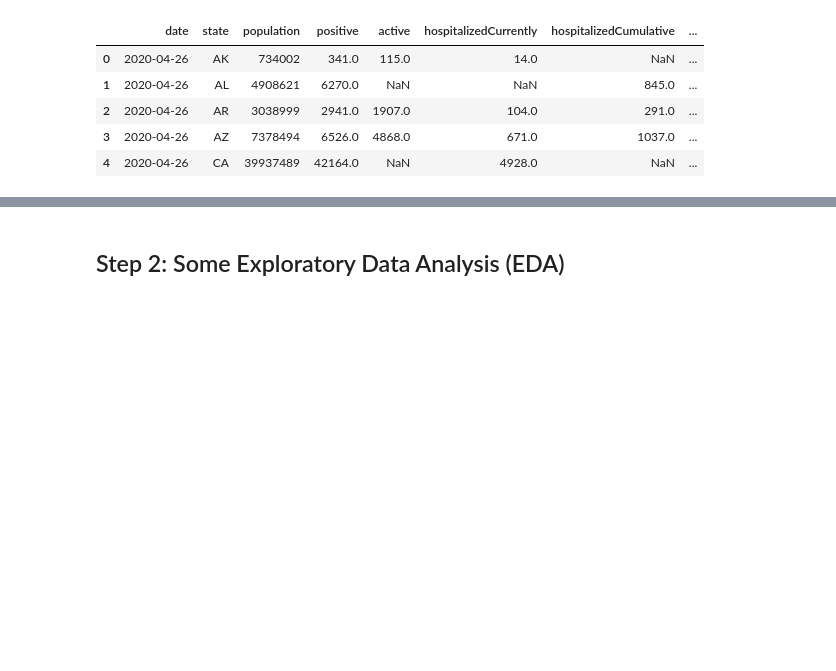
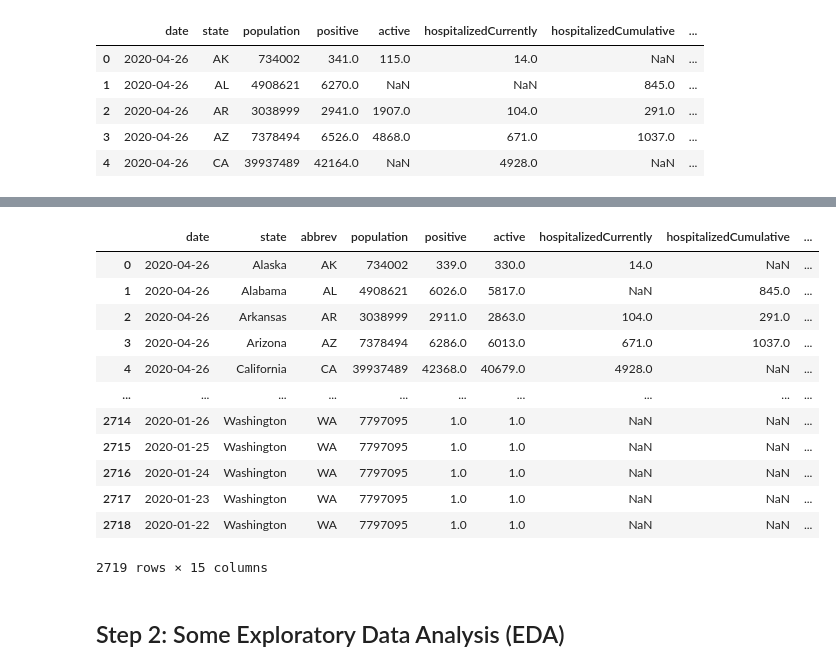
Before and after one commit to neilmizzi/COVID19, a Jupyter notebook: preprocess_data.ipynb, the cells around one changed output, grey strips where cells are left out. Saved outputs shown, nothing was run; the diff lists cells and outputs as text; code cells hidden in the pictures; blank space fills up the shorter version.

Commit message:
Merged JHU with COVIDTracking

```diff
--- a/preprocess_data.ipynb
+++ b/preprocess_data.ipynb
@@ -223,3 +312,40 @@ all_cases
+# %%
+# Now that we have the JHU dataset relatively cleaned
+# we can go ahead and merge its data with our main dataset
+
+for i, row in all_cases.iterrows():
+    last_update = all_cases.at[i, 'date']
+    state = all_cases.at[i, 'state']
+    matching_row = jhu_df[jhu_df['ProvinceState'] == state]
+    matching_row = matching_row[matching_row['LastUpdate'] == last_update].reset_index()
+
+    if len(matching_row.values) > 0:
+        all_cases.at[i, 'positive'] = matching_row['Confirmed'].values[0]
+        all_cases.at[i, 'active'] = matching_row['Active'].values[0]
+        all_cases.at[i, 'recovered'] = matching_row['Recovered'].values[0]
+        all_cases.at[i, 'death'] = matching_row['Deaths'].values[0]
+
+    if all_cases.at[i, 'active'] == 0:
+        positive = all_cases.at[i, 'positive']
+        recovered = all_cases.at[i, 'recovered']
+        dead = all_cases.at[i, 'death']
+        all_cases.at[i, 'active'] = positive - recovered - dead
+
+all_cases
+# %% [output]
+|  | date | state | abbrev | population | positive | active | hospitalizedCurrently | hospitalizedCumulative | ... |
+| 0 | 2020-04-26 | Alaska | AK | 734002 | 339.0 | 330.0 | 14.0 | NaN | ... |
+| 1 | 2020-04-26 | Alabama | AL | 4908621 | 6026.0 | 5817.0 | NaN | 845.0 | ... |
+| 2 | 2020-04-26 | Arkansas | AR | 3038999 | 2911.0 | 2863.0 | 104.0 | 291.0 | ... |
+| 3 | 2020-04-26 | Arizona | AZ | 7378494 | 6286.0 | 6013.0 | 671.0 | 1037.0 | ... |
+| 4 | 2020-04-26 | California | CA | 39937489 | 42368.0 | 40679.0 | 4928.0 | NaN | ... |
+| ... | ... | ... | ... | ... | ... | ... | ... | ... | ... |
+| 2714 | 2020-01-26 | Washington | WA | 7797095 | 1.0 | 1.0 | NaN | NaN | ... |
+| 2715 | 2020-01-25 | Washington | WA | 7797095 | 1.0 | 1.0 | NaN | NaN | ... |
+| 2716 | 2020-01-24 | Washington | WA | 7797095 | 1.0 | 1.0 | NaN | NaN | ... |
+| 2717 | 2020-01-23 | Washington | WA | 7797095 | 1.0 | 1.0 | NaN | NaN | ... |
+| 2718 | 2020-01-22 | Washington | WA | 7797095 | 1.0 | 1.0 | NaN | NaN | ... |
+2719 rows × 15 columns
 # %% [markdown]
 ## Step 2: Some Exploratory Data Analysis (EDA)
 # %%
```
Also changed, not shown: parts of 8 cells of this notebook.
